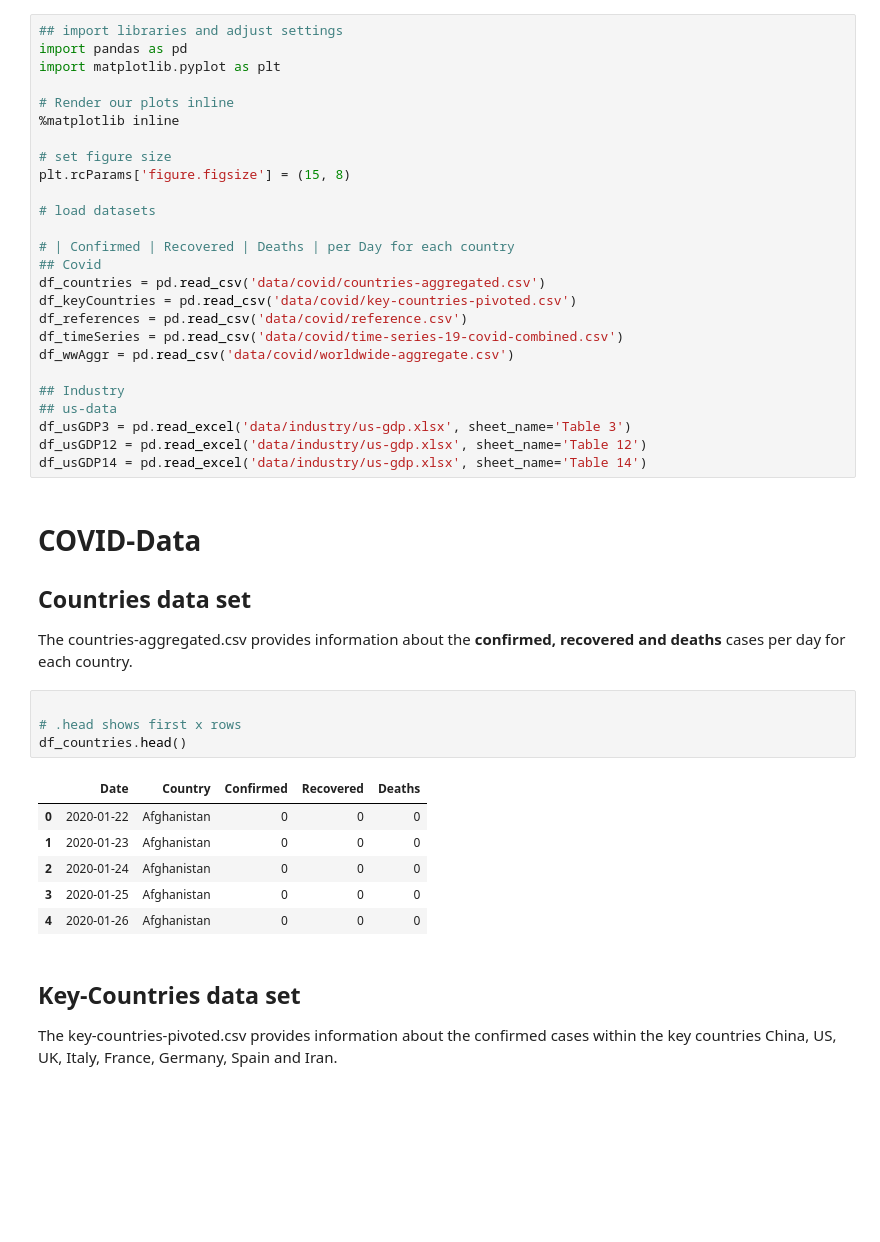
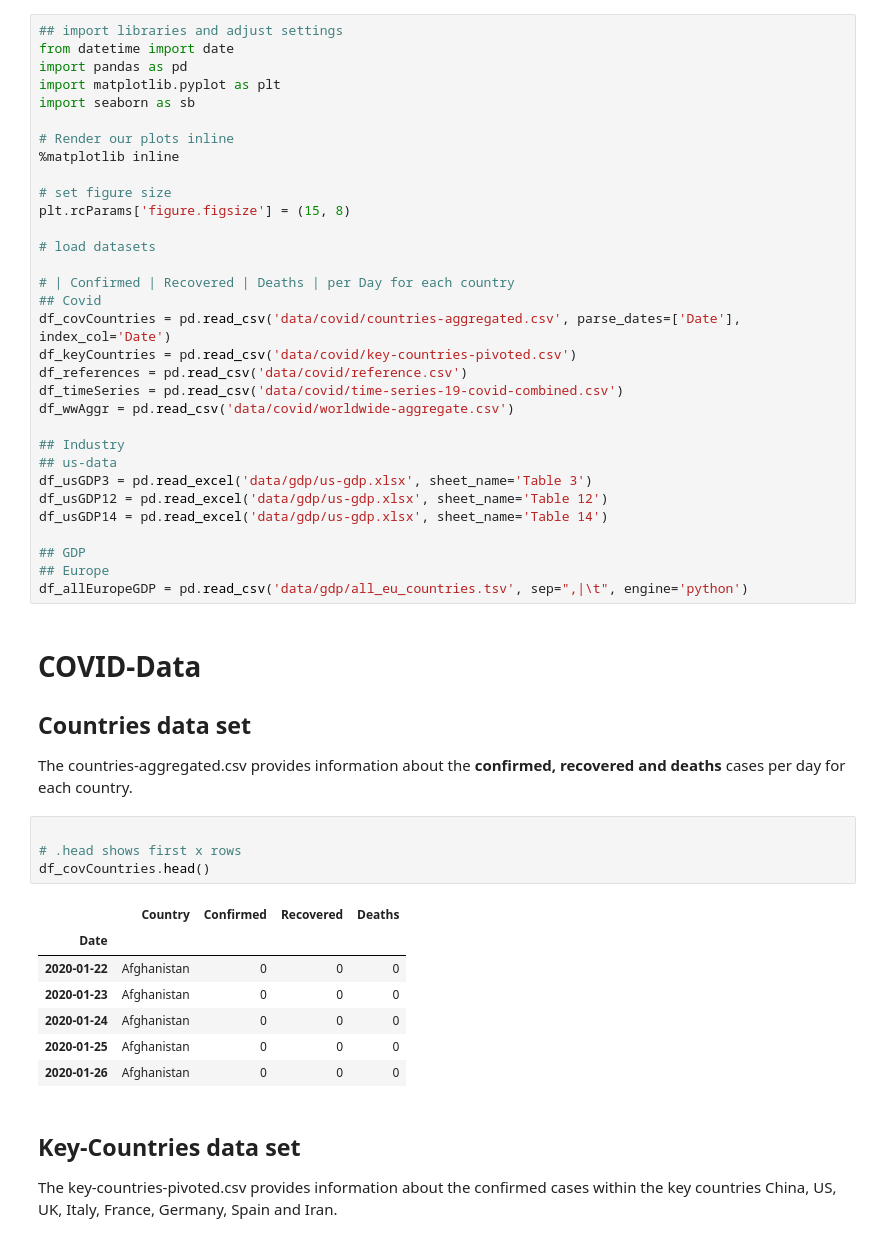
Before and after one commit to tDalile/data-mining, a Jupyter notebook: project/affected-industries.ipynb, the cells around one changed output. Saved outputs shown, nothing was run; the diff lists cells and outputs as text; blank space fills up the shorter version.

Commit message:
first attempts of applying data cleaning & preparation

```diff
--- a/project/affected-industries.ipynb
+++ b/project/affected-industries.ipynb
@@ -3,8 +3,10 @@
 ## import Datasets (csv)
 # %%
 ## import libraries and adjust settings
+from datetime import date
 import pandas as pd
 import matplotlib.pyplot as plt
+import seaborn as sb
 
 # Render our plots inline
 %matplotlib inline
@@ -16,7 +18,7 @@ plt.rcParams['figure.figsize'] = (15, 8)
 
 # | Confirmed | Recovered | Deaths | per Day for each country
 ## Covid
-df_countries = pd.read_csv('data/covid/countries-aggregated.csv')
+df_covCountries = pd.read_csv('data/covid/countries-aggregated.csv', parse_dates=['Date'], index_col='Date')
 df_keyCountries = pd.read_csv('data/covid/key-countries-pivoted.csv')
 df_references = pd.read_csv('data/covid/reference.csv')
 df_timeSeries = pd.read_csv('data/covid/time-series-19-covid-combined.csv')
@@ -24,9 +26,13 @@ df_wwAggr = pd.read_csv('data/covid/worldwide-aggregate.csv')
 
 ## Industry
 ## us-data
-df_usGDP3 = pd.read_excel('data/industry/us-gdp.xlsx', sheet_name='Table 3')
-df_usGDP12 = pd.read_excel('data/industry/us-gdp.xlsx', sheet_name='Table 12')
-df_usGDP14 = pd.read_excel('data/industry/us-gdp.xlsx', sheet_name='Table 14')
+df_usGDP3 = pd.read_excel('data/gdp/us-gdp.xlsx', sheet_name='Table 3')
+df_usGDP12 = pd.read_excel('data/gdp/us-gdp.xlsx', sheet_name='Table 12')
+df_usGDP14 = pd.read_excel('data/gdp/us-gdp.xlsx', sheet_name='Table 14')
+
+## GDP
+## Europe
+df_allEuropeGDP = pd.read_csv('data/gdp/all_eu_countries.tsv', sep=",|\t", engine='python')
 # %% [markdown]
 # COVID-Data
 ## Countries data set
@@ -34,14 +40,15 @@ The countries-aggregated.csv provides information about the **confirmed, recover
 # %%
 
 # .head shows first x rows
-df_countries.head()
+df_covCountries.head()
 # %% [output]
-|  | Date | Country | Confirmed | Recovered | Deaths |
-| 0 | 2020-01-22 | Afghanistan | 0 | 0 | 0 |
-| 1 | 2020-01-23 | Afghanistan | 0 | 0 | 0 |
-| 2 | 2020-01-24 | Afghanistan | 0 | 0 | 0 |
-| 3 | 2020-01-25 | Afghanistan | 0 | 0 | 0 |
-| 4 | 2020-01-26 | Afghanistan | 0 | 0 | 0 |
+|  | Country | Confirmed | Recovered | Deaths |
+| Date |  |  |  |  |
+| 2020-01-22 | Afghanistan | 0 | 0 | 0 |
+| 2020-01-23 | Afghanistan | 0 | 0 | 0 |
+| 2020-01-24 | Afghanistan | 0 | 0 | 0 |
+| 2020-01-25 | Afghanistan | 0 | 0 | 0 |
+| 2020-01-26 | Afghanistan | 0 | 0 | 0 |
 # %% [markdown]
 ## Key-Countries data set
 The key-countries-pivoted.csv provides information about the confirmed cases within the key countries China, US, UK, Italy, France, Germany, Spain and Iran.
```
Also changed, not shown: parts of 11 cells of this notebook, 6 other files.
